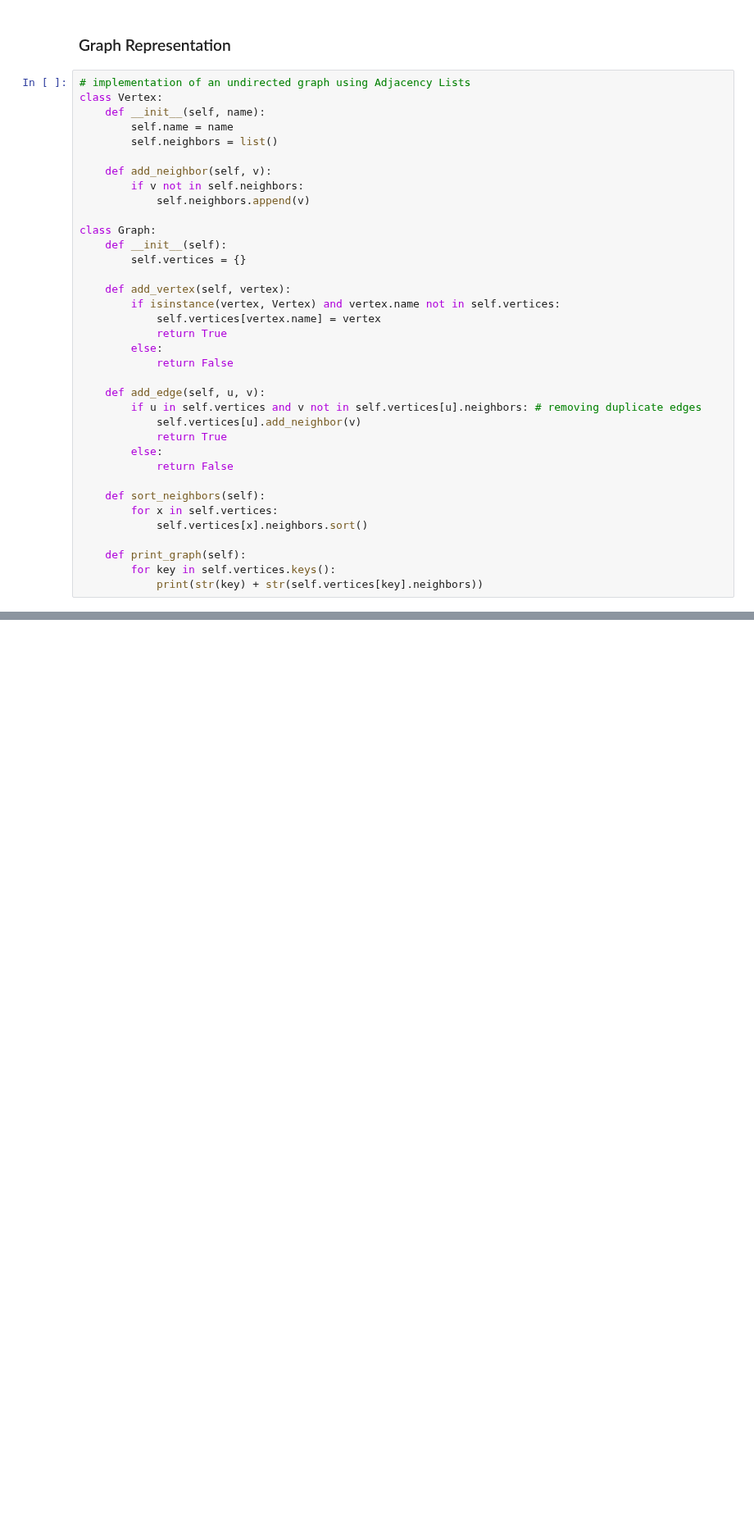
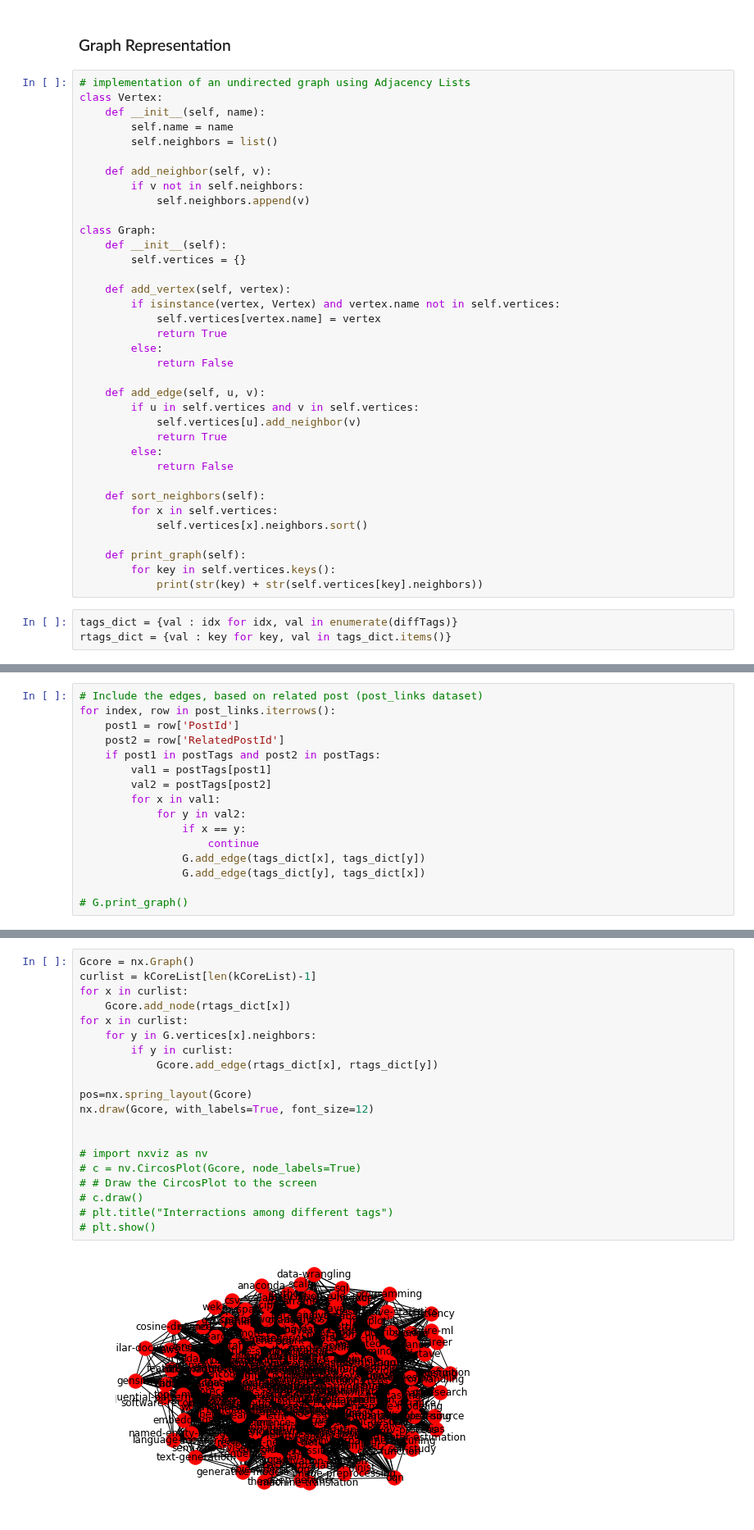
Before and after one commit to maliakber/algorithm-data-model-csc-501, a Jupyter notebook: source/project/project-jupnote.ipynb, the cells around one changed output, grey strips where cells are left out. Shown at 82% size. Drawn from its saved outputs; the diff is of its cells as text; blank space fills up the shorter version.

```diff
--- a/source/project/project-jupnote.ipynb
+++ b/source/project/project-jupnote.ipynb
@@ -230,7 +236,7 @@ class Graph:
             return False
 
     def add_edge(self, u, v):
-        if u in self.vertices and v not in self.vertices[u].neighbors: # removing duplicate edges
+        if u in self.vertices and v in self.vertices:
             self.vertices[u].add_neighbor(v)
             return True
         else:
@@ -243,3 +249,6 @@ class Graph:
     def print_graph(self):
         for key in self.vertices.keys():
             print(str(key) + str(self.vertices[key].neighbors))
+# %%
+tags_dict = {val : idx for idx, val in enumerate(diffTags)}
+rtags_dict = {val : key for key, val in tags_dict.items()}
@@ -245,0 +269,16 @@ class Graph:
+# %%
+# Include the edges, based on related post (post_links dataset)
+for index, row in post_links.iterrows():
+    post1 = row['PostId']
+    post2 = row['RelatedPostId']
+    if post1 in postTags and post2 in postTags:
+        val1 = postTags[post1]
+        val2 = postTags[post2]
+        for x in val1:
+            for y in val2:
+                if x == y:
+                    continue
+                G.add_edge(tags_dict[x], tags_dict[y])
+                G.add_edge(tags_dict[y], tags_dict[x])
+
+# G.print_graph()
@@ -245,0 +358,22 @@ class Graph:
+# %%
+Gcore = nx.Graph()
+curlist = kCoreList[len(kCoreList)-1]
+for x in curlist:
+    Gcore.add_node(rtags_dict[x])
+for x in curlist:
+    for y in G.vertices[x].neighbors:
+        if y in curlist:
+            Gcore.add_edge(rtags_dict[x], rtags_dict[y])
+
+pos=nx.spring_layout(Gcore)
+nx.draw(Gcore, with_labels=True, font_size=12)
+
+
+# import nxviz as nv
+# c = nv.CircosPlot(Gcore, node_labels=True)
+# # Draw the CircosPlot to the screen
+# c.draw()
+# plt.title("Interractions among different tags")
+# plt.show()
+# %% [output]
+[figure, added]
```
Also changed, not shown: parts of 10 cells of this notebook.
